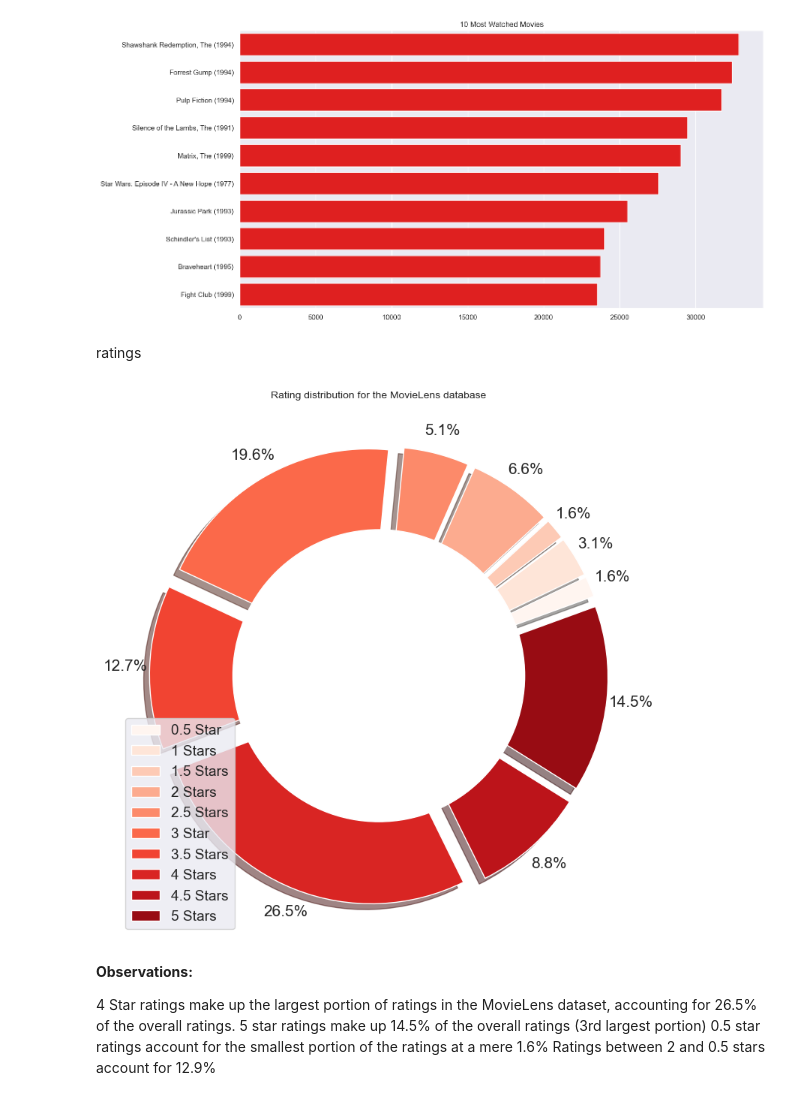
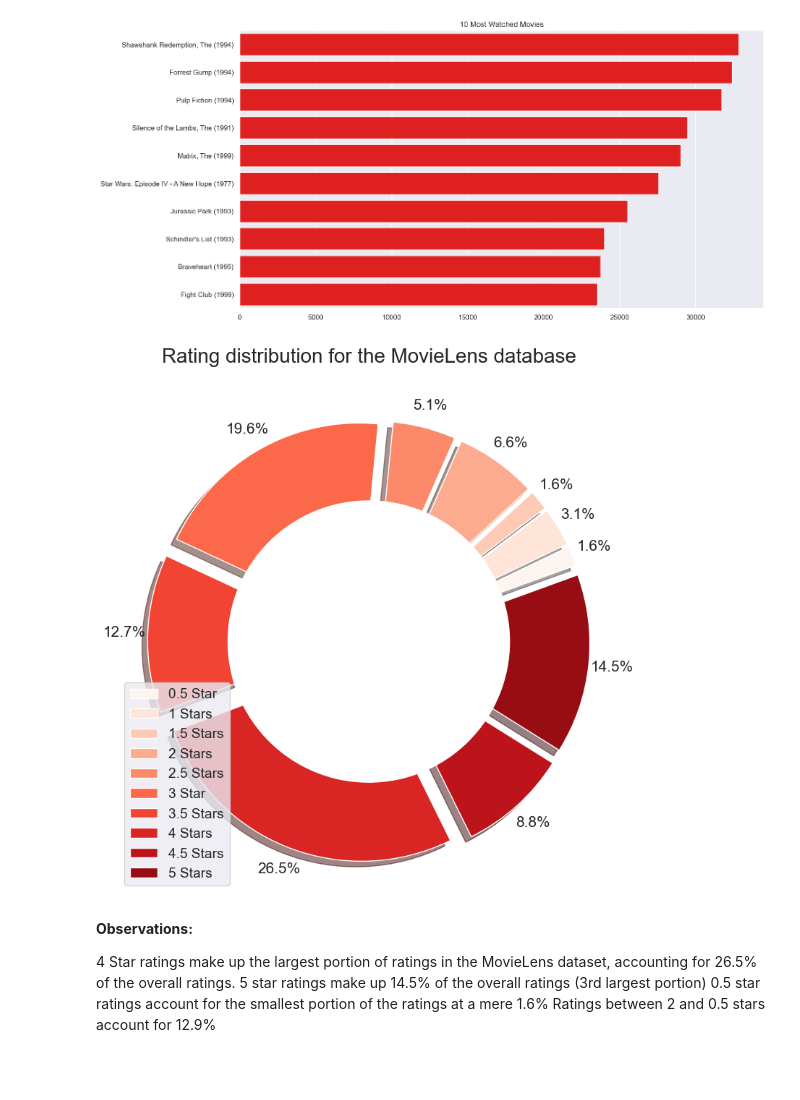
Before and after one commit to PercyMakakaba/-Unsupervised-Learning-Sprint-2307FTDS-Team-JM3, a Jupyter notebook: ea-movie-recommendation-predict-2023-2024/movie_recom_notebook.ipynb, the cells around one changed output. Saved outputs shown, nothing was run; the diff lists cells and outputs as text; code cells hidden in the pictures; blank space fills up the shorter version.

```diff
--- a/ea-movie-recommendation-predict-2023-2024/movie_recom_notebook.ipynb
+++ b/ea-movie-recommendation-predict-2023-2024/movie_recom_notebook.ipynb
@@ -592,8 +564,6 @@ sns.barplot(x = movie_watched.values,
 # %% [output]
 Text(0.5, 1.0, '10 Most Watched Movies')
 [figure]
-# %% [markdown]
-ratings
 # %%
 # Merge train with movies to join movie titles and ratings
 ratings = train.merge(movies, on='movieId', how='inner')
@@ -605,35 +575,35 @@ grouped.rename(columns={'title':'rating_count'}, inplace=True)
 
 # Creating plots
 fig = plt.figure(figsize=(15,15))
 ax = fig.add_subplot(122)
 
 # Create colour palette
 labels = ['0.5 Star', '1 Stars', '1.5 Stars', '2 Stars', '2.5 Stars', '3 Star', '3.5 Stars', '4 Stars', '4.5 Stars', '5 Stars']
 theme = plt.get_cmap('Reds')
 ax.set_prop_cycle("color", [theme(1. * i / len(labels))
                                  for i in range(len(labels))])
 sns.set(font_scale=1.25)
 
 # Create pie chart
 pie = ax.pie(grouped['rating_count'],
                  autopct='%1.1f%%',
                  shadow=True,
                  startangle=20,
                  pctdistance=1.115,
                  explode=(0.1, 0.1, 0.1, 0.1, 0.1, 0.1, 0.1, 0.1, 0.1, 0.1))
 
 # Turn pie chart into a donut chart
 centre_circle = plt.Circle((0,0),0.70,fc='white')
 fig = plt.gcf()
 fig.gca().add_artist(centre_circle)
 
 # Display donut plot with legend
 plt.legend(pie[0], labels, loc="lower left")
-ax.set_title('Rating distribution for the MovieLens database\n', fontsize=10)
+ax.set_title('Rating distribution for the MovieLens database\n', fontsize=20)
 plt.tight_layout()
 plt.show()
 # %% [output]
-[figure, old version]
+[figure, new version]
 # %% [markdown]
 **Observations:**
 
```
Also changed, not shown: parts of 65 cells of this notebook.
